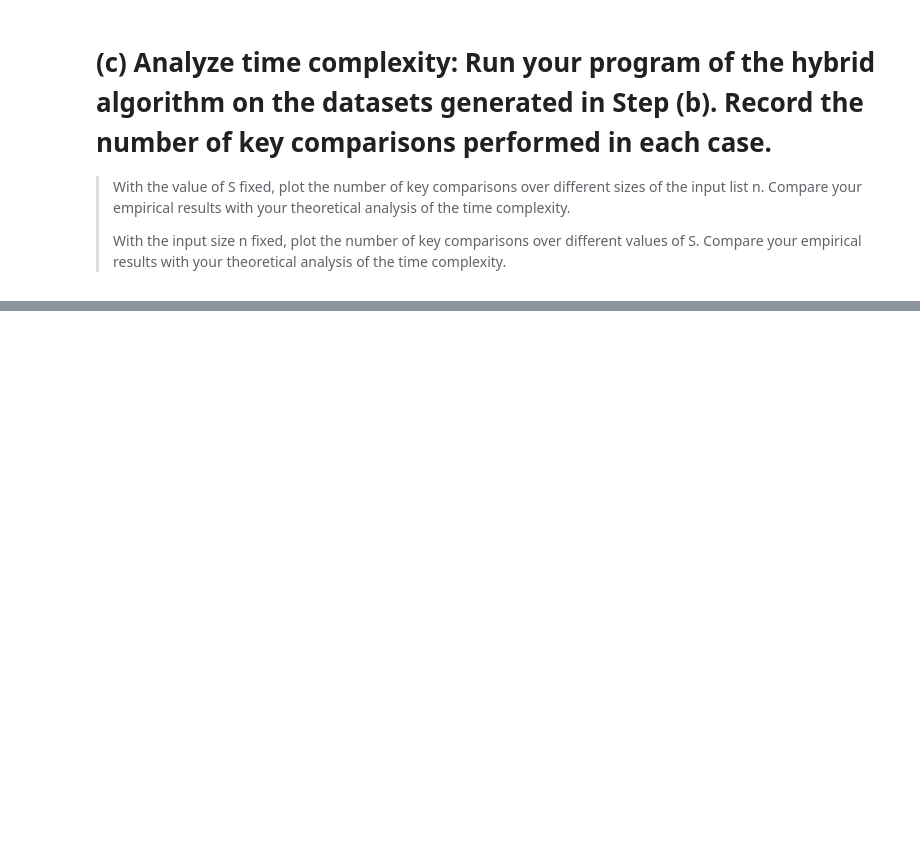
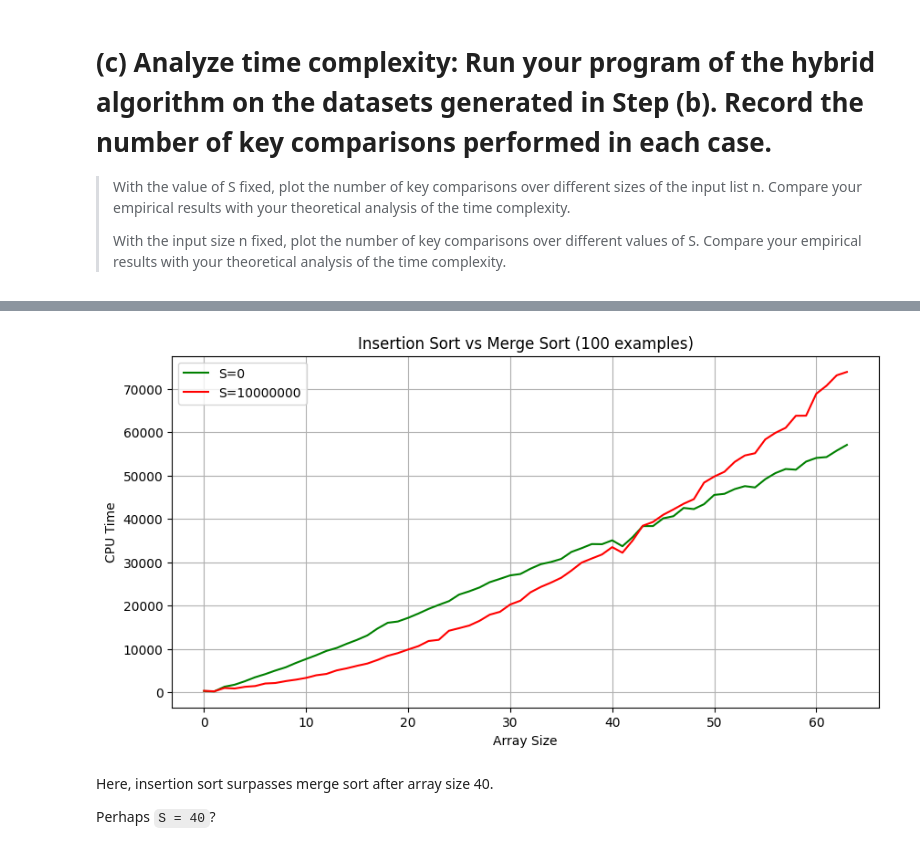
Before and after one commit to Acrylic125/sc2001-lab, a Jupyter notebook: lab1/sorting.ipynb, the cells around one changed output, grey strips where cells are left out. Cells and saved outputs as stored; diff of their text form; code cells hidden in the pictures; blank space fills up the shorter version.

```diff
--- a/lab1/sorting.ipynb
+++ b/lab1/sorting.ipynb
@@ -326,0 +379,36 @@ We want to choose the highest `S` where **insertion sort is more efficient than
+# %%
+analysis_dataset_1 = generate_data([
+  (x, 100) for x in range(0, 64)
+])
+analysis_tests_1 = init_test([
+    (0, "green"), # S = 0 is normal merge sort.
+    (10000000, "red"), # S -> Inf is insertion sort. Its essentially insertion sort lol.
+])
+
+threads = []
+for i, test in enumerate(analysis_tests_1):
+    thread = threading.Thread(target=run_test, args=(test, analysis_dataset_1,))
+    thread.start()
+    threads.append(thread)
+
+for thread in threads:
+    thread.join()
+
+# Plot the results
+plt.figure(figsize=(10, 5))
+
+for test in analysis_tests_1:
+    plt.plot(test['X'], test['duration'], label=f"S={test['S']}", color=test['color'])
+
+plt.grid(True)
+plt.xlabel('Array Size')
+plt.ylabel('CPU Time')
+plt.title('Insertion Sort vs Merge Sort (100 examples)')
+plt.legend()
+plt.show()
+# %% [output]
+[figure, added]
+# %% [markdown]
+Here, insertion sort surpasses merge sort after array size 40.
+
+Perhaps `S = 40`?
```
Also changed, not shown: parts of 32 cells of this notebook.
